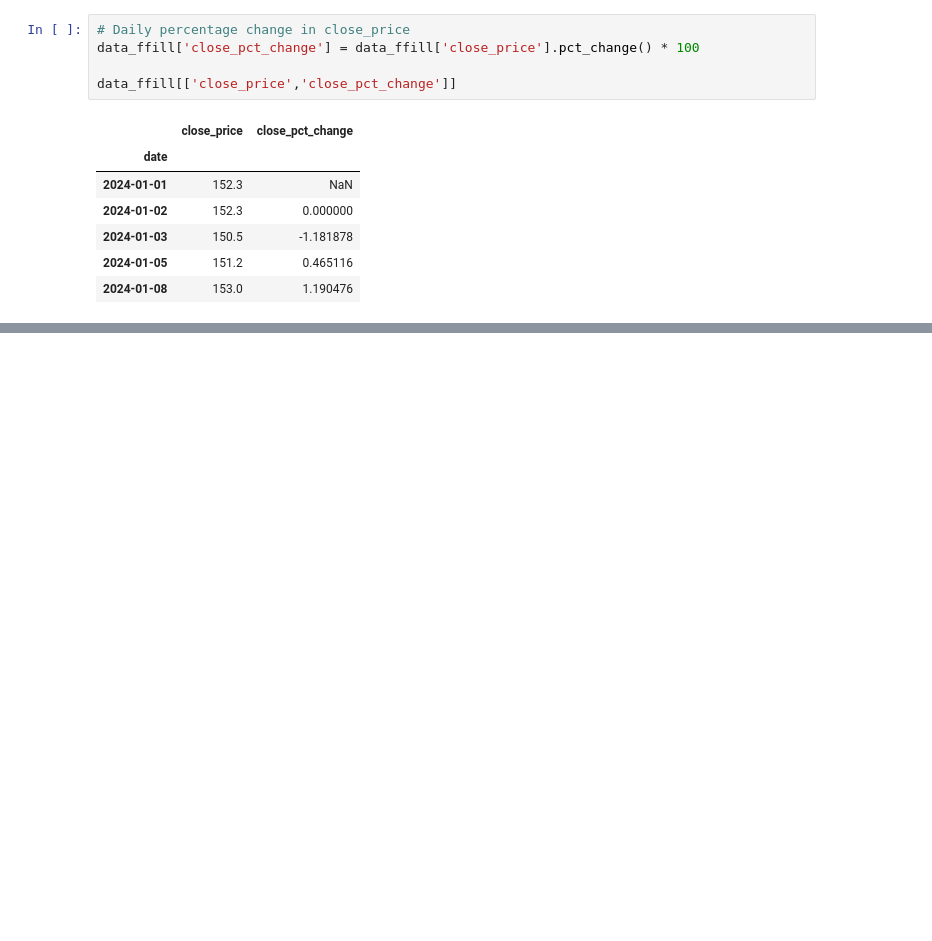
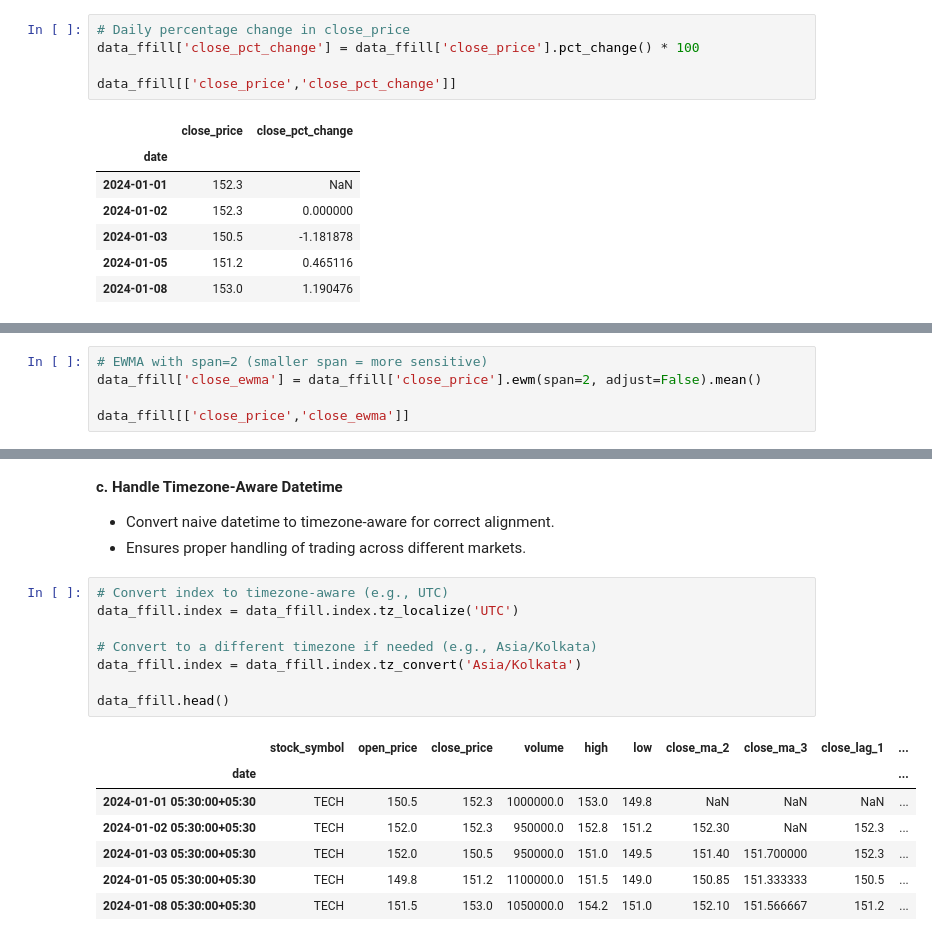
Before and after one commit to kusum-pokhrel/py_report-added-, a Jupyter notebook: (A)lab_06.ipynb, the cells around one changed output, grey strips where cells are left out. Saved outputs shown, nothing was run; the diff lists cells and outputs as text; blank space fills up the shorter version.

```diff
--- a/(A)lab_06.ipynb
+++ b/(A)lab_06.ipynb
@@ -1501,0 +1515,5 @@ data_ffill[['close_price','close_pct_change']]
+# %%
+# EWMA with span=2 (smaller span = more sensitive)
+data_ffill['close_ewma'] = data_ffill['close_price'].ewm(span=2, adjust=False).mean()
+
+data_ffill[['close_price','close_ewma']]
@@ -1501,0 +1565,21 @@ data_ffill[['close_price','close_pct_change']]
+# %% [markdown]
+**c. Handle Timezone-Aware Datetime**
+
+- Convert naive datetime to timezone-aware for correct alignment.
+- Ensures proper handling of trading across different markets.
+# %%
+# Convert index to timezone-aware (e.g., UTC)
+data_ffill.index = data_ffill.index.tz_localize('UTC')
+
+# Convert to a different timezone if needed (e.g., Asia/Kolkata)
+data_ffill.index = data_ffill.index.tz_convert('Asia/Kolkata')
+
+data_ffill.head()
+# %% [output]
+|  | stock_symbol | open_price | close_price | volume | high | low | close_ma_2 | close_ma_3 | close_lag_1 | ... |
+| date |  |  |  |  |  |  |  |  |  | ... |
+| 2024-01-01 05:30:00+05:30 | TECH | 150.5 | 152.3 | 1000000.0 | 153.0 | 149.8 | NaN | NaN | NaN | ... |
+| 2024-01-02 05:30:00+05:30 | TECH | 152.0 | 152.3 | 950000.0 | 152.8 | 151.2 | 152.30 | NaN | 152.3 | ... |
+| 2024-01-03 05:30:00+05:30 | TECH | 152.0 | 150.5 | 950000.0 | 151.0 | 149.5 | 151.40 | 151.700000 | 152.3 | ... |
+| 2024-01-05 05:30:00+05:30 | TECH | 149.8 | 151.2 | 1100000.0 | 151.5 | 149.0 | 150.85 | 151.333333 | 150.5 | ... |
+| 2024-01-08 05:30:00+05:30 | TECH | 151.5 | 153.0 | 1050000.0 | 154.2 | 151.0 | 152.10 | 151.566667 | 151.2 | ... |
```
Also changed, not shown: parts of 6 cells of this notebook, 1 other file.
